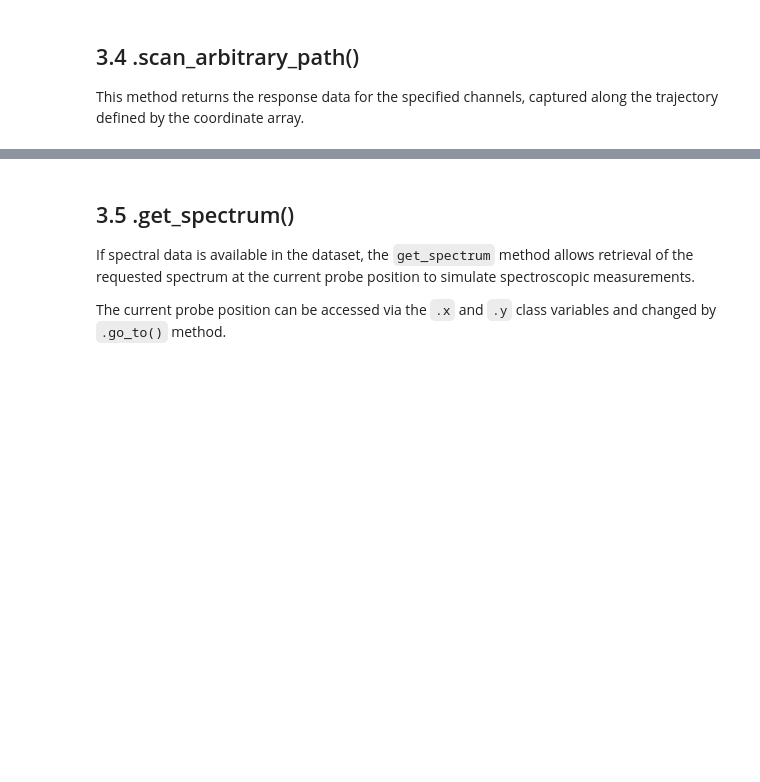
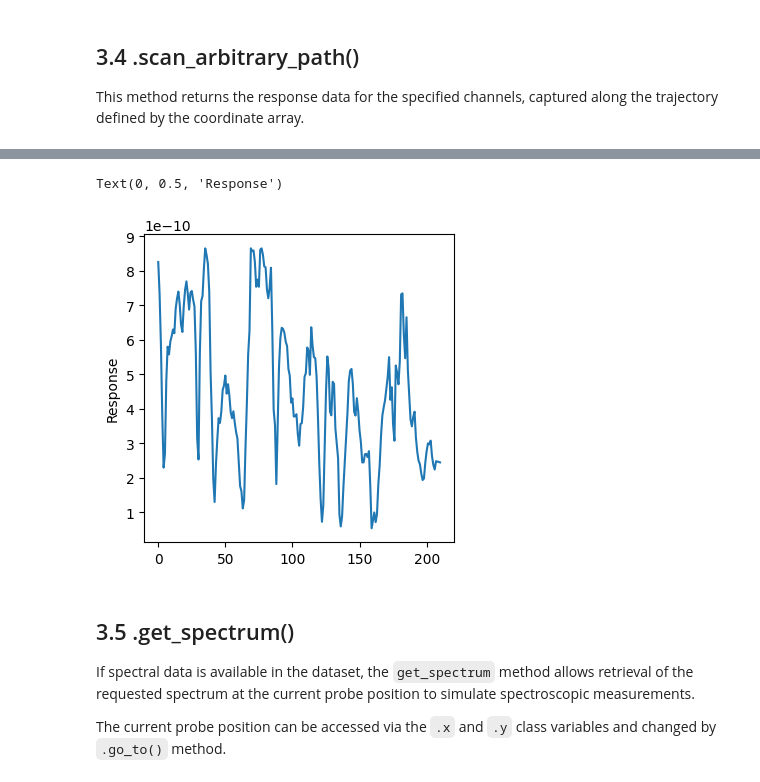
Before and after one commit to pycroscopy/DTMicroscope, a Jupyter notebook: notebooks/AFM/0_AFM_Basic_functionality_COLAB_Hackaton.ipynb, the cells around one changed output, grey strips where cells are left out. Drawn from its saved outputs; the diff is of its cells as text; code cells hidden in the pictures; blank space fills up the shorter version.

```diff
--- a/notebooks/AFM/0_AFM_Basic_functionality_COLAB_Hackaton.ipynb
+++ b/notebooks/AFM/0_AFM_Basic_functionality_COLAB_Hackaton.ipynb
@@ -131,10 +203,13 @@ plt.title('Trajectory')
 # %%
-array_list, shape, dtype  = m.scan_arbitrary_path(path_points = corners.tolist(), channels=['Amplitude1Retrace'])
+array_list, shape, dtype  = mic_server.scan_arbitrary_path(path_points = corners.tolist(), channels=['Amplitude1Retrace'])
 line = np.array(array_list, dtype=dtype).reshape(shape)
 
 fig = plt.figure(figsize=(4,4))
 plt.plot(line[0])
 plt.ylabel('Response')
+# %% [output]
+Text(0, 0.5, 'Response')
+[figure, added]
 # %% [markdown]
 ## 3.5 .get_spectrum()
 
```
Also changed, not shown: parts of 15 cells of this notebook.
